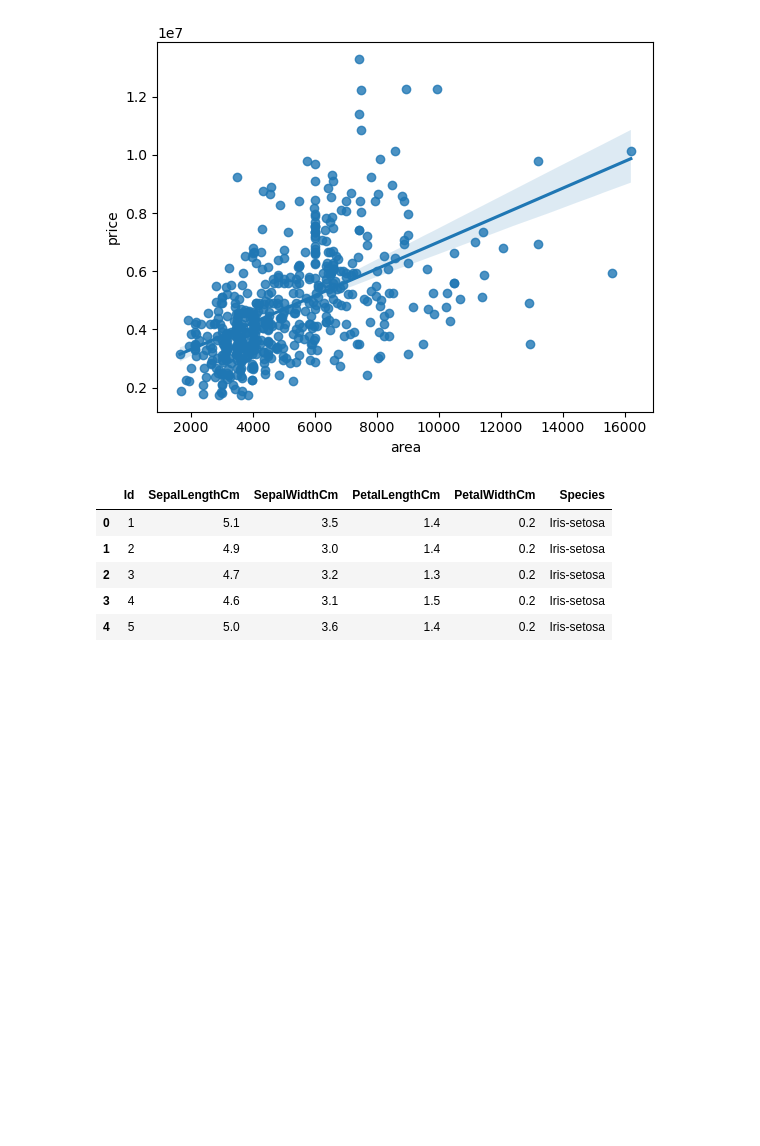
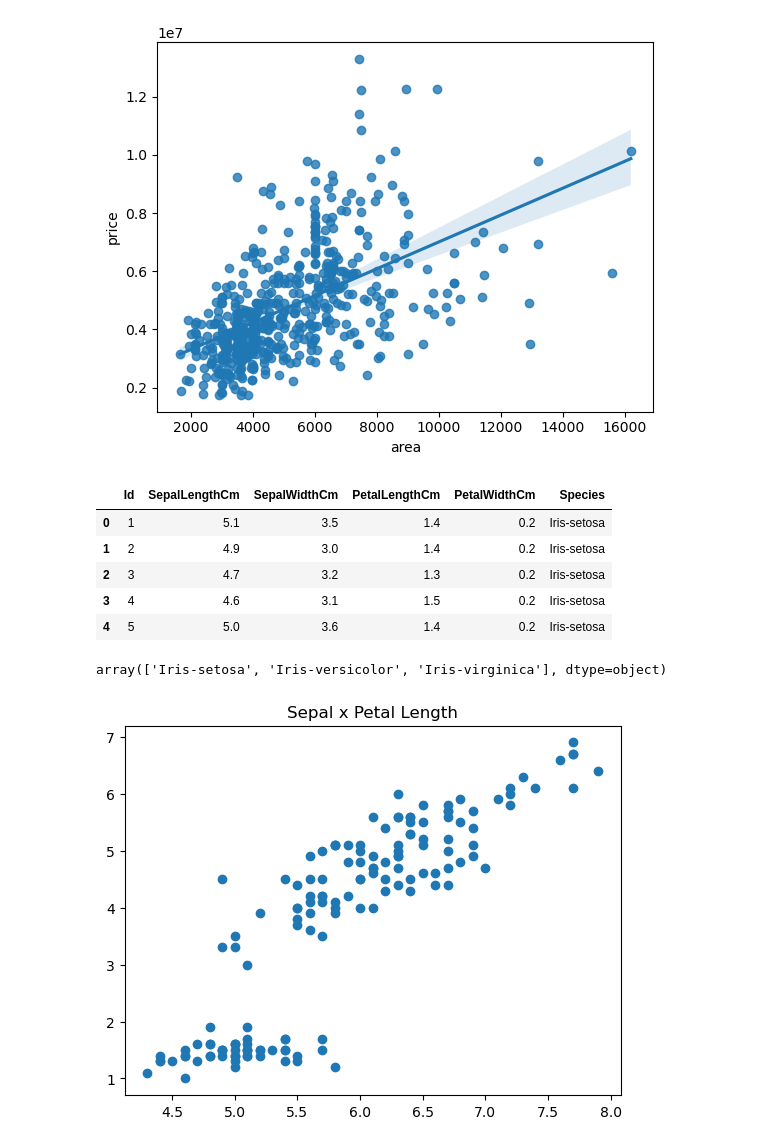
Before and after one commit to rafaelnogueira98/analise_exploratoria, a Jupyter notebook: analise_exploratoria.ipynb, the cells around one changed output. Saved outputs shown, nothing was run; the diff lists cells and outputs as text; code cells hidden in the pictures; blank space fills up the shorter version.

```diff
--- a/analise_exploratoria.ipynb
+++ b/analise_exploratoria.ipynb
@@ -178,3 +178,12 @@ iris.head()
 | 2 | 3 | 4.7 | 3.2 | 1.3 | 0.2 | Iris-setosa |
 | 3 | 4 | 4.6 | 3.1 | 1.5 | 0.2 | Iris-setosa |
 | 4 | 5 | 5.0 | 3.6 | 1.4 | 0.2 | Iris-setosa |
+# %%
+iris["Species"].unique()
+# %% [output]
+array(['Iris-setosa', 'Iris-versicolor', 'Iris-virginica'], dtype=object)
+# %%
+plt.scatter(iris["SepalLengthCm"], iris["PetalLengthCm"]);
+plt.title("Sepal x Petal Length", fontsize=12);
+# %% [output]
+[figure, added]
```
Also changed, not shown: parts of 11 cells of this notebook, 2 other files.
